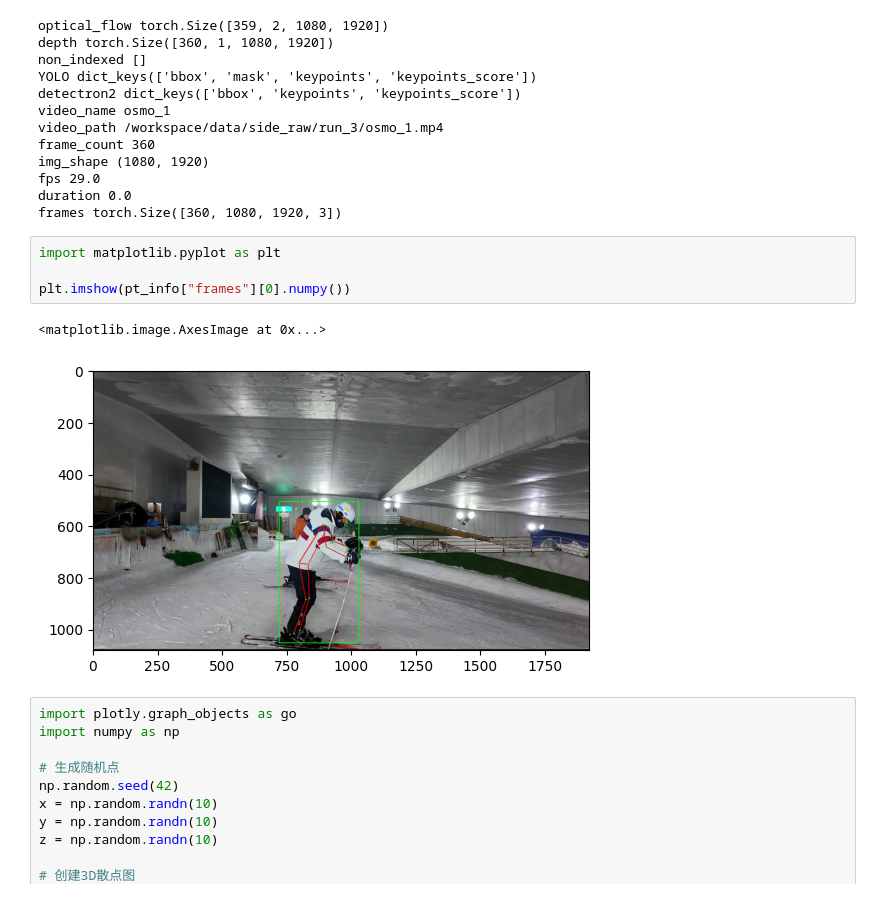
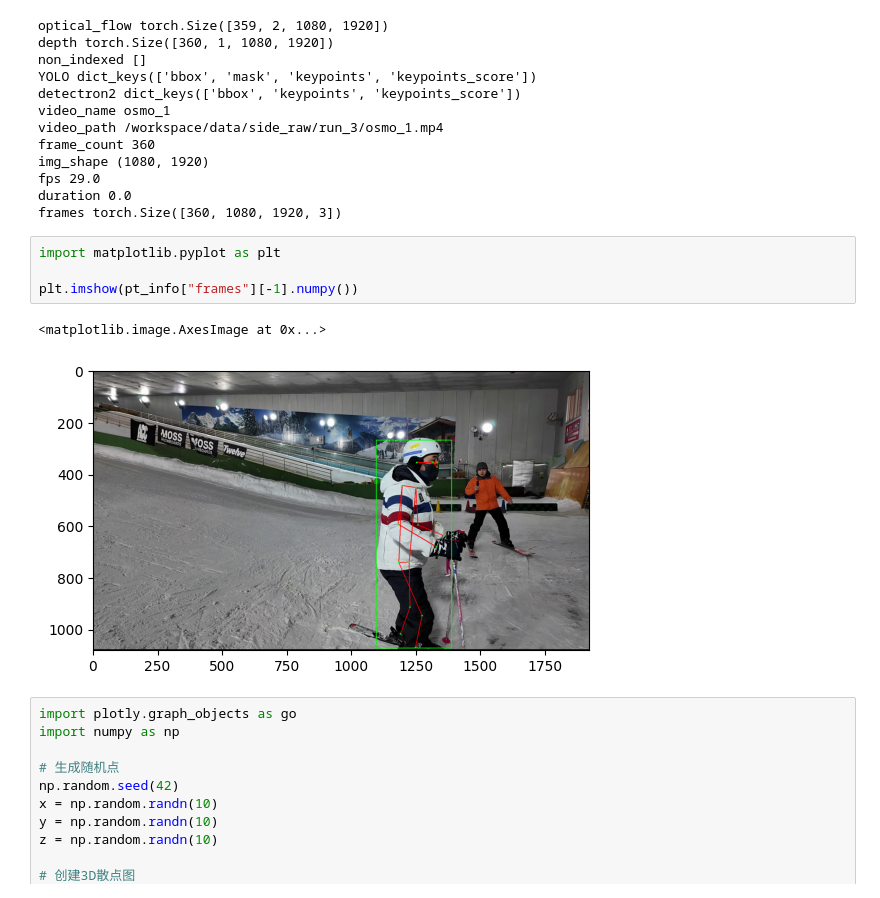
Before and after one commit to ChenKaiXuSan/Skiing_Analysis_PyTorch, a Jupyter notebook: analysis/pt.ipynb, the cells around one changed output. Saved outputs shown, nothing was run; the diff lists cells and outputs as text.

```diff
--- a/analysis/pt.ipynb
+++ b/analysis/pt.ipynb
@@ -37,10 +38,10 @@ frames torch.Size([360, 1080, 1920, 3])
 # %%
 import matplotlib.pyplot as plt
 
-plt.imshow(pt_info["frames"][0].numpy())
+plt.imshow(pt_info["frames"][-1].numpy())
 # %% [output]
 <matplotlib.image.AxesImage at 0x...>
-[figure, old version]
+[figure, new version]
 # %%
 import plotly.graph_objects as go
 import numpy as np
```
Also changed, not shown: parts of 2 cells of this notebook, 5 other files.
